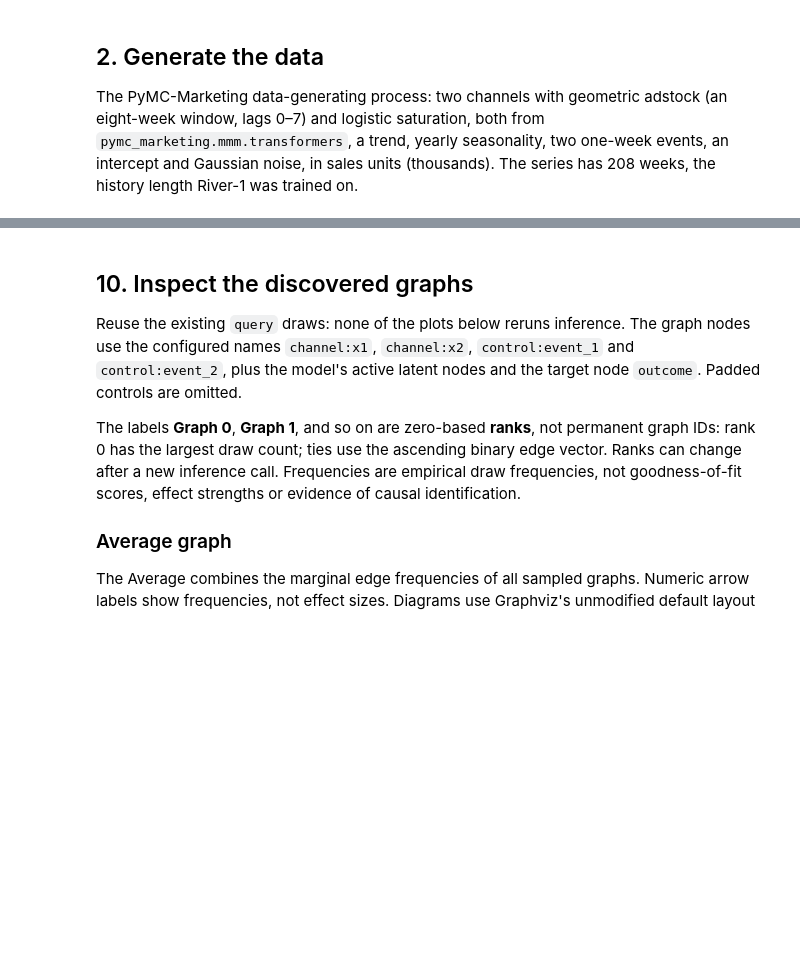
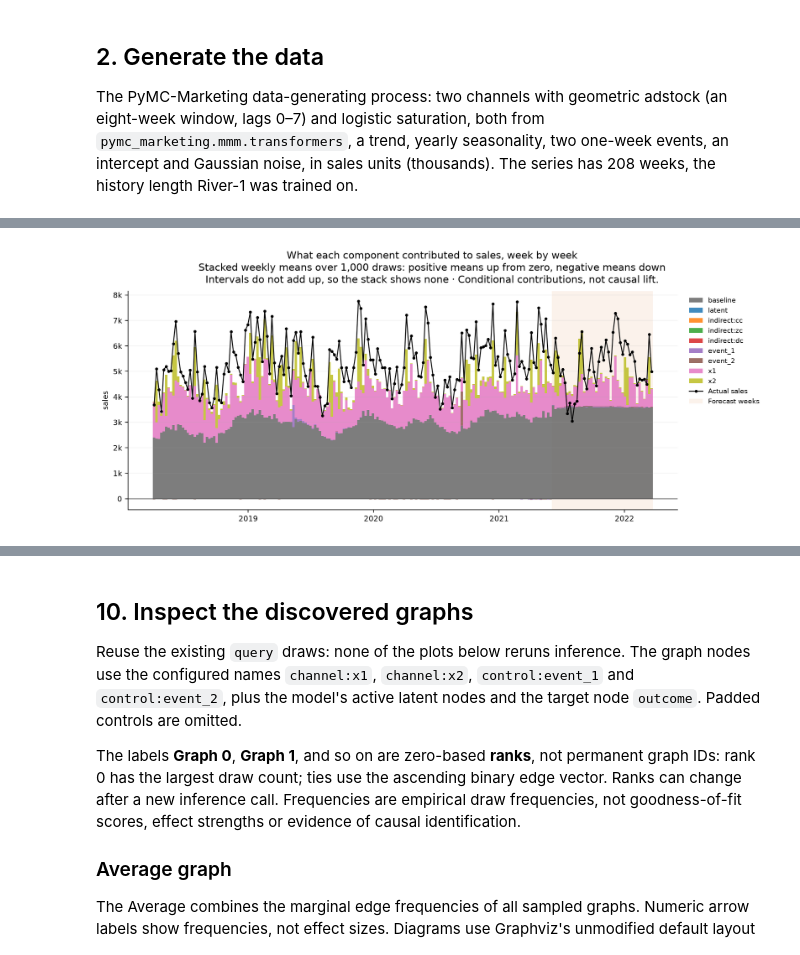
Before and after one commit to pymc-labs/pymc-mfm, a Jupyter notebook: examples/river_1_quickstart.ipynb, the cells around one changed output, grey strips where cells are left out. Saved outputs shown, nothing was run; the diff lists cells and outputs as text; code cells hidden in the pictures; blank space fills up the shorter version.

```diff
--- a/examples/river_1_quickstart.ipynb
+++ b/examples/river_1_quickstart.ipynb
@@ -507,0 +186,4 @@ sweep_fig.supxlabel(
+# %%
+model.plot.contributions_over_time()
+# %% [output]
+[figure, added]
```
Also changed, not shown: parts of 57 cells of this notebook, 2 other files.
